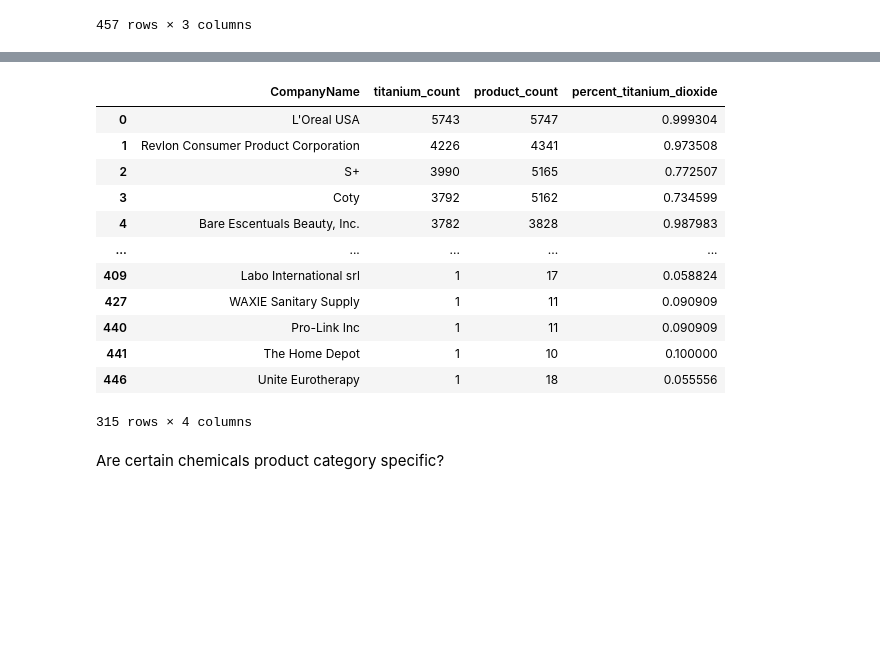
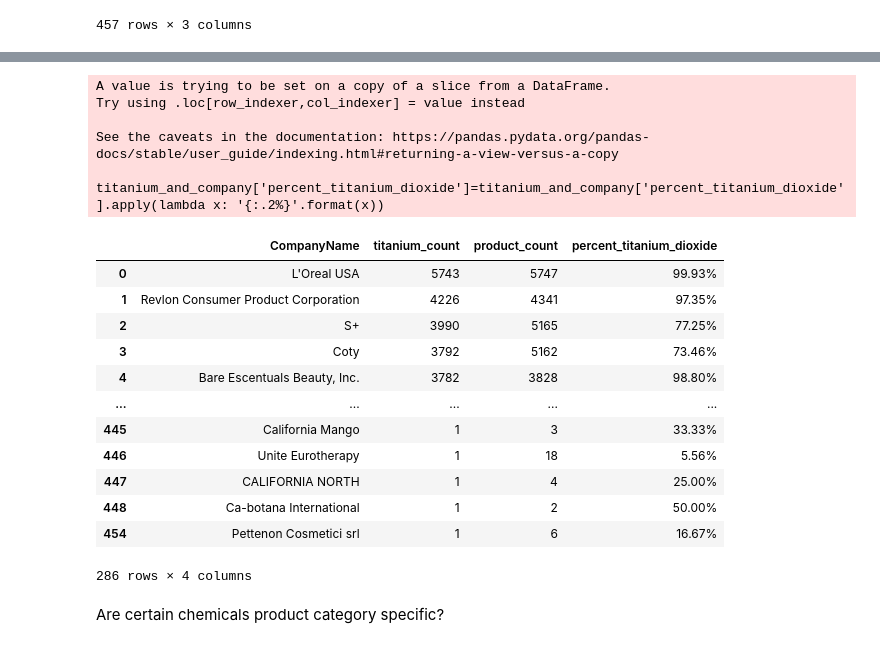
Before and after one commit to Hopex3/Cosmetics, a Jupyter notebook: capstone.ipynb, the cells around one changed output, grey strips where cells are left out. Drawn from its saved outputs; the diff is of its cells as text; code cells hidden in the pictures; blank space fills up the shorter version.

```diff
--- a/capstone.ipynb
+++ b/capstone.ipynb
@@ -119,9 +119,10 @@ titanium_and_company
 | 456 | The Kama Sutra | 1 | 1 |
 457 rows × 3 columns
 # %%
-titanium_and_company=titanium_and_company[titanium_and_company['product_count']>=10]
+titanium_and_company=titanium_and_company[titanium_and_company['product_count']>titanium_and_company['titanium_count']]
 # %%
 titanium_and_company['percent_titanium_dioxide']= titanium_and_company['titanium_count']/titanium_and_company['product_count']
+titanium_and_company['percent_titanium_dioxide']=titanium_and_company['percent_titanium_dioxide'].sort_values(ascending=False)
 # %% [output]
 A value is trying to be set on a copy of a slice from a DataFrame.
 Try using .loc[row_indexer,col_indexer] = value instead
@@ -131,19 +137,27 @@ See the caveats in the documentation: https://pandas.pydata.org/pandas-docs/stab
 # %%
-titanium_and_company['percent_titanium_dioxide']
+titanium_and_company['percent_titanium_dioxide']=titanium_and_company['percent_titanium_dioxide'].apply(lambda x: '{:.2%}'.format(x))
 # %% [output]
-|  | CompanyName | titanium_count | product_count | percent_titanium_dioxide |
-| 0 | L'Oreal USA | 5743 | 5747 | 0.999304 |
-| 1 | Revlon Consumer Product Corporation | 4226 | 4341 | 0.973508 |
-| 2 | S+ | 3990 | 5165 | 0.772507 |
-| 3 | Coty | 3792 | 5162 | 0.734599 |
-| 4 | Bare Escentuals Beauty, Inc. | 3782 | 3828 | 0.987983 |
-| ... | ... | ... | ... | ... |
-| 409 | Labo International srl | 1 | 17 | 0.058824 |
-| 427 | WAXIE Sanitary Supply | 1 | 11 | 0.090909 |
-| 440 | Pro-Link Inc | 1 | 11 | 0.090909 |
-| 441 | The Home Depot | 1 | 10 | 0.100000 |
-| 446 | Unite Eurotherapy | 1 | 18 | 0.055556 |
-315 rows × 4 columns
+A value is trying to be set on a copy of a slice from a DataFrame.
+Try using .loc[row_indexer,col_indexer] = value instead
+
+See the caveats in the documentation: https://pandas.pydata.org/pandas-docs/stable/user_guide/indexing.html#returning-a-view-versus-a-copy
+  titanium_and_company['percent_titanium_dioxide']=titanium_and_company['percent_titanium_dioxide'].apply(lambda x: '{:.2%}'.format(x))
+# %%
+titanium_and_company
+# %% [output]
+|  | CompanyName | titanium_count | product_count | percent_titanium_dioxide |
+| 0 | L'Oreal USA | 5743 | 5747 | 99.93% |
+| 1 | Revlon Consumer Product Corporation | 4226 | 4341 | 97.35% |
+| 2 | S+ | 3990 | 5165 | 77.25% |
+| 3 | Coty | 3792 | 5162 | 73.46% |
+| 4 | Bare Escentuals Beauty, Inc. | 3782 | 3828 | 98.80% |
+| ... | ... | ... | ... | ... |
+| 445 | California Mango | 1 | 3 | 33.33% |
+| 446 | Unite Eurotherapy | 1 | 18 | 5.56% |
+| 447 | CALIFORNIA NORTH | 1 | 4 | 25.00% |
+| 448 | Ca-botana International | 1 | 2 | 50.00% |
+| 454 | Pettenon Cosmetici srl | 1 | 6 | 16.67% |
+286 rows × 4 columns
 # %% [markdown]
 Are certain chemicals product category specific?
 # %% [markdown]
```
Also changed, not shown: parts of 13 cells of this notebook.
